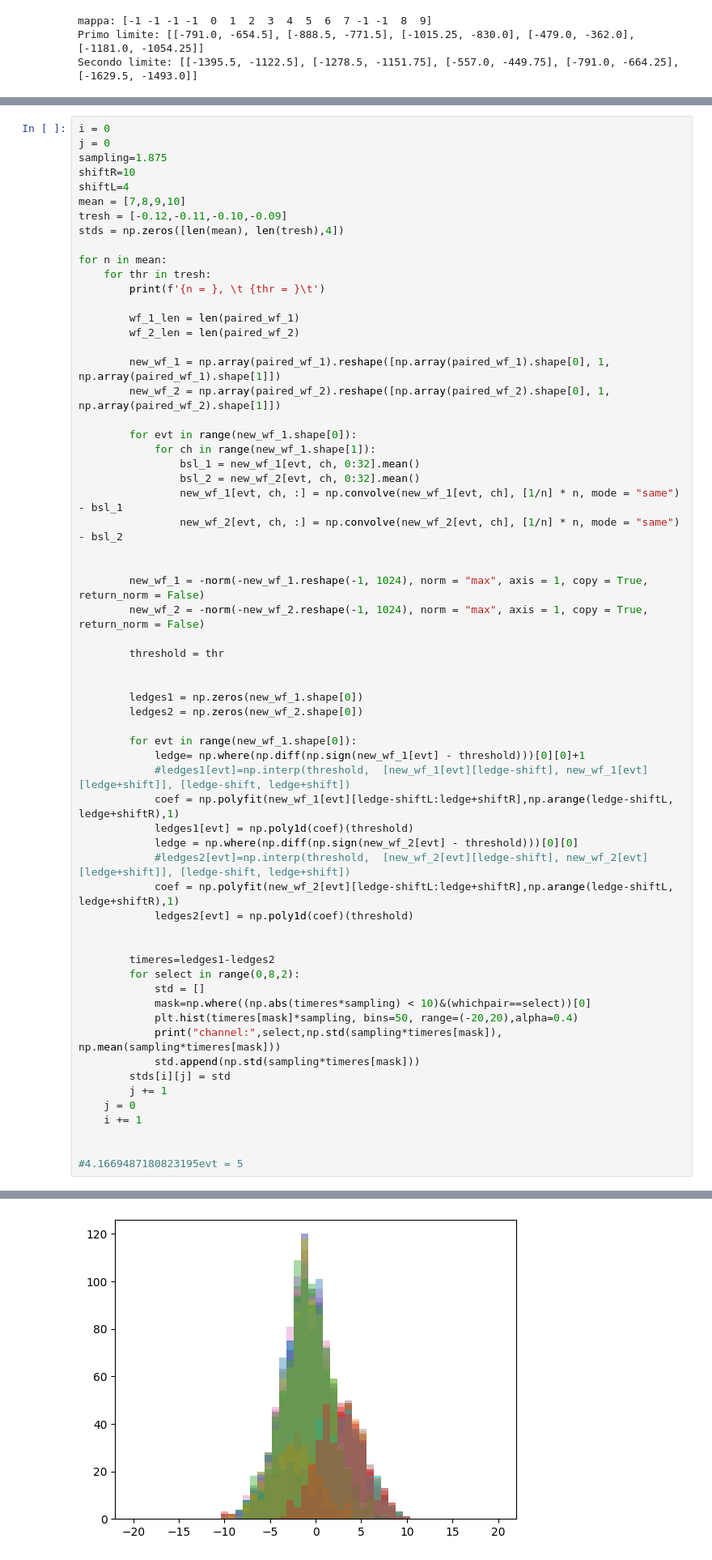
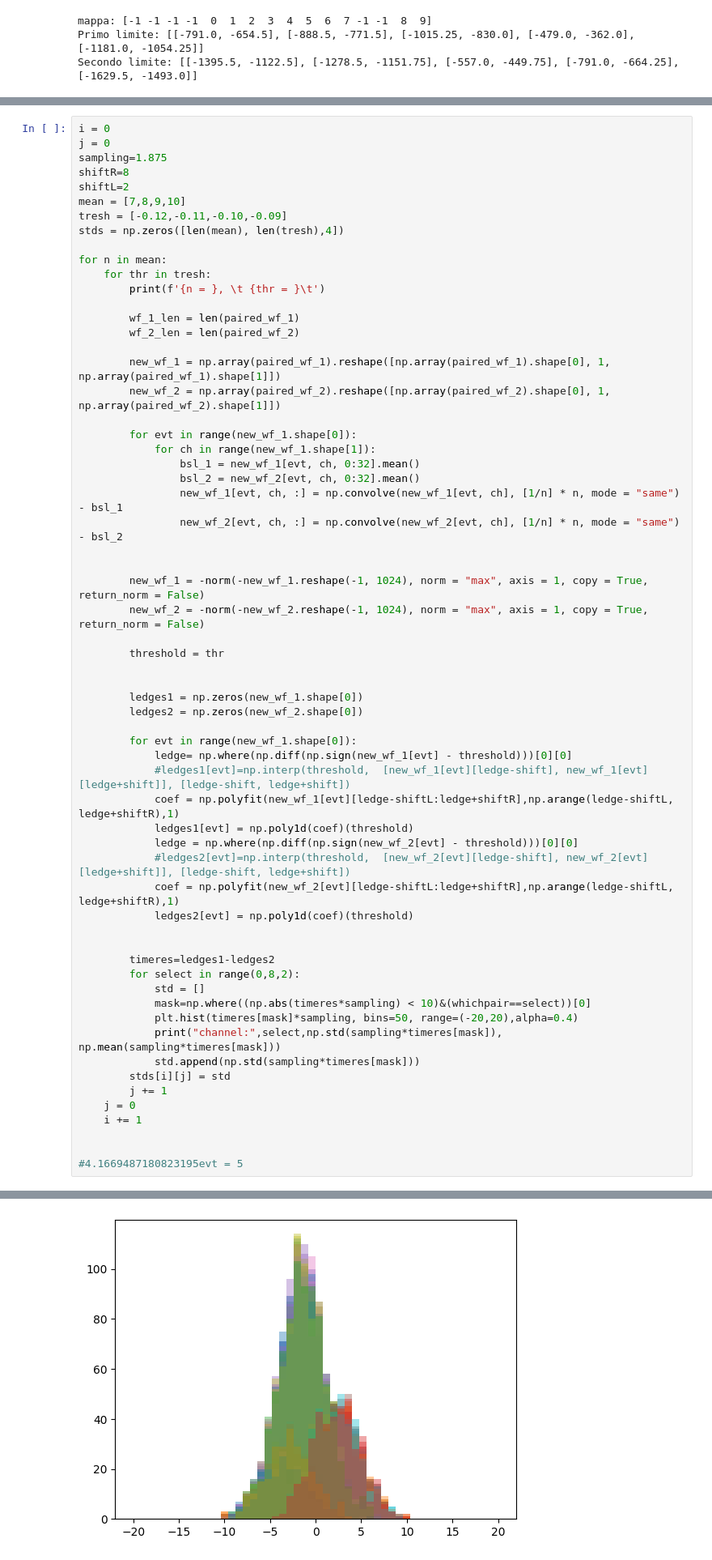
Before and after one commit to 0-DvD-0/Sfera, a Jupyter notebook: Jupyter/timing_waveforms_v3 Pulito.ipynb, the cells around one changed output, grey strips where cells are left out. Shown at 81% size. Saved outputs shown, nothing was run; the diff lists cells and outputs as text.

```diff
--- a/Jupyter/timing_waveforms_v3 Pulito.ipynb
+++ b/Jupyter/timing_waveforms_v3 Pulito.ipynb
@@ -145,8 +145,8 @@ plt.hist(whichpair)
 i = 0
 j = 0
 sampling=1.875
-shiftR=10
-shiftL=4
+shiftR=8
+shiftL=2
 mean = [7,8,9,10]
 tresh = [-0.12,-0.11,-0.10,-0.09]
 stds = np.zeros([len(mean), len(tresh),4])
@@ -179,7 +179,7 @@ for n in mean:
         ledges2 = np.zeros(new_wf_2.shape[0])
 
         for evt in range(new_wf_1.shape[0]):
-            ledge= np.where(np.diff(np.sign(new_wf_1[evt] - threshold)))[0][0]+1
+            ledge= np.where(np.diff(np.sign(new_wf_1[evt] - threshold)))[0][0]
             #ledges1[evt]=np.interp(threshold,  [new_wf_1[evt][ledge-shift], new_wf_1[evt][ledge+shift]], [ledge-shift, ledge+shift])
             coef = np.polyfit(new_wf_1[evt][ledge-shiftL:ledge+shiftR],np.arange(ledge-shiftL, ledge+shiftR),1)
             ledges1[evt] = np.poly1d(coef)(threshold)
@@ -224,4 +224,4 @@ channel: 6 2.5079986669577132 2.7991589952517466
-[figure, old version]
+[figure, new version]
 # %%
 select = 0
 for n in range(len(tresh)):
```
Also changed, not shown: parts of 3 cells of this notebook.
